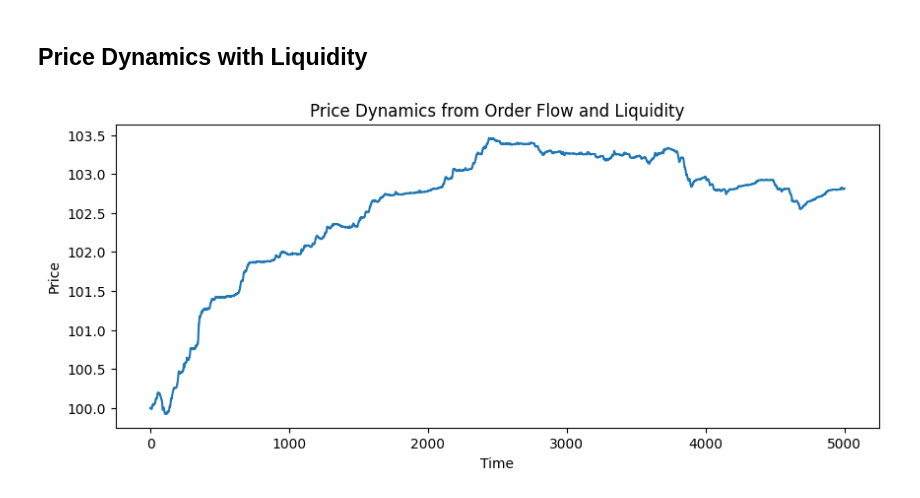
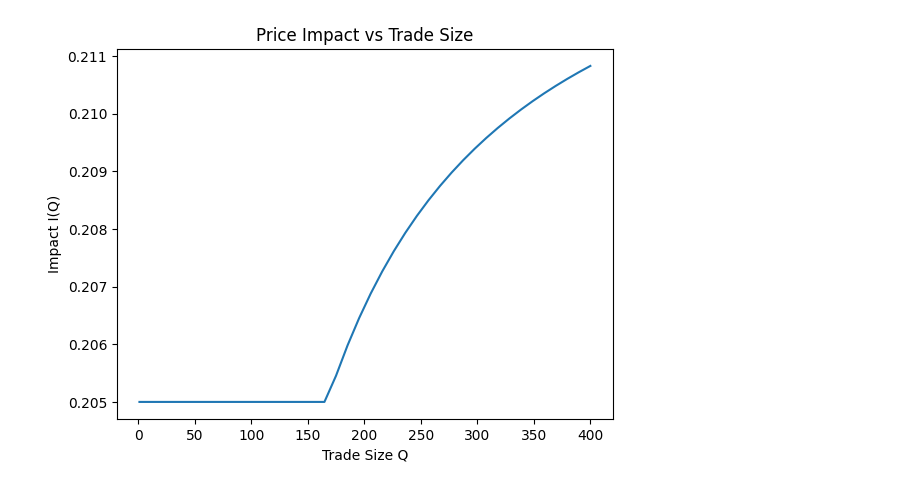
Before and after one commit to thisYui/Market-Reality-and-Dynamics, a Jupyter notebook: notebooks/01_market_structure/02_liquidity_and_depth.ipynb, the cells around one changed output. Cells and saved outputs as stored; diff of their text form; code cells hidden in the pictures.

```diff
--- a/notebooks/01_market_structure/02_liquidity_and_depth.ipynb
+++ b/notebooks/01_market_structure/02_liquidity_and_depth.ipynb
@@ -344,16 +319,5 @@ Trong đó:
 # %%
-orderbook = OrderBook()
+sizes = np.linspace(1, 300, 30)
 
-liquidity = LiquidityModel()
-
-market_maker = MarketMaker()
-
-order_flow = RandomOrderFlow()
-
-sim = MarketSimulation(
-    orderbook,
-    liquidity,
-    market_maker,
-    order_flow
-)
+impacts = impact_curve(orderbook, sizes)
 # %%
@@ -435,15 +365,4 @@ nhưng không tăng tuyến tính với trade size.
 # %%
-sizes=np.linspace(1,10000,100)
+sizes = np.linspace(1, 400, 40)
 
-impacts=[liquidity.square_root_impact(s) for s in sizes]
-
-plt.figure(figsize=(6,4))
-
-plt.plot(sizes,impacts)
-
-plt.xlabel("Trade Size")
-plt.ylabel("Impact")
-
-plt.title("Square Root Price Impact")
-
-plt.show()
+impacts = impact_curve(orderbook, sizes)
@@ -452,16 +369,13 @@ plt.show()
-# %% [markdown]
-## Price Dynamics with Liquidity
 # %%
-plt.figure(figsize=(10,4))
+plt.figure()
 
-plt.plot(prices)
+plt.plot(sizes, impacts)
 
-plt.xlabel("Time")
-plt.ylabel("Price")
-
-plt.title("Price Dynamics from Order Flow and Liquidity")
+plt.xlabel("Trade Size Q")
+plt.ylabel("Impact I(Q)")
+plt.title("Price Impact vs Trade Size")
 
 plt.show()
 # %% [output]
-[figure, old version]
+[figure, new version]
 # %% [markdown]
```
Also changed, not shown: parts of 31 cells of this notebook, 9 other files.
